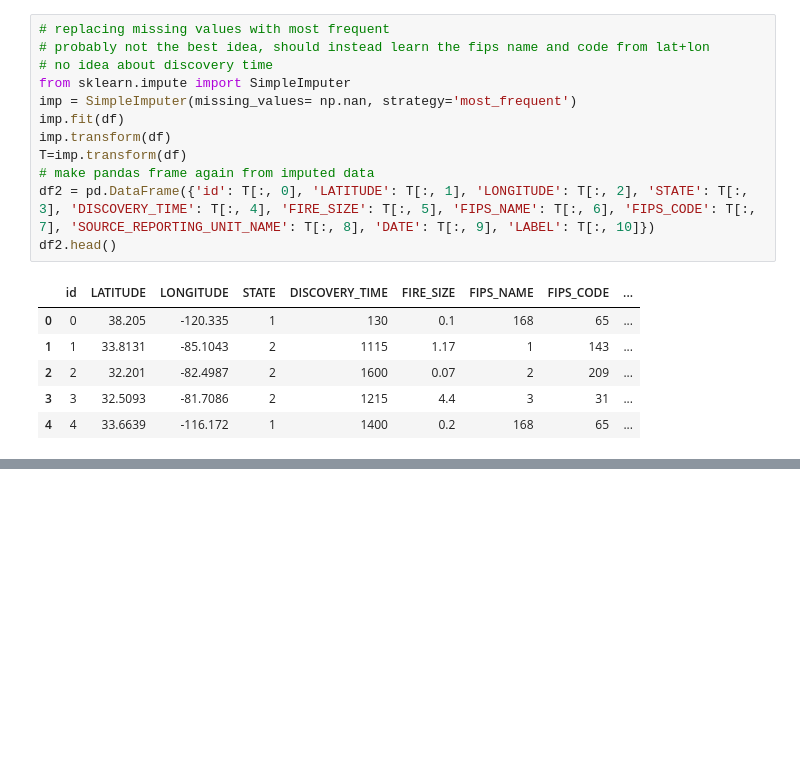
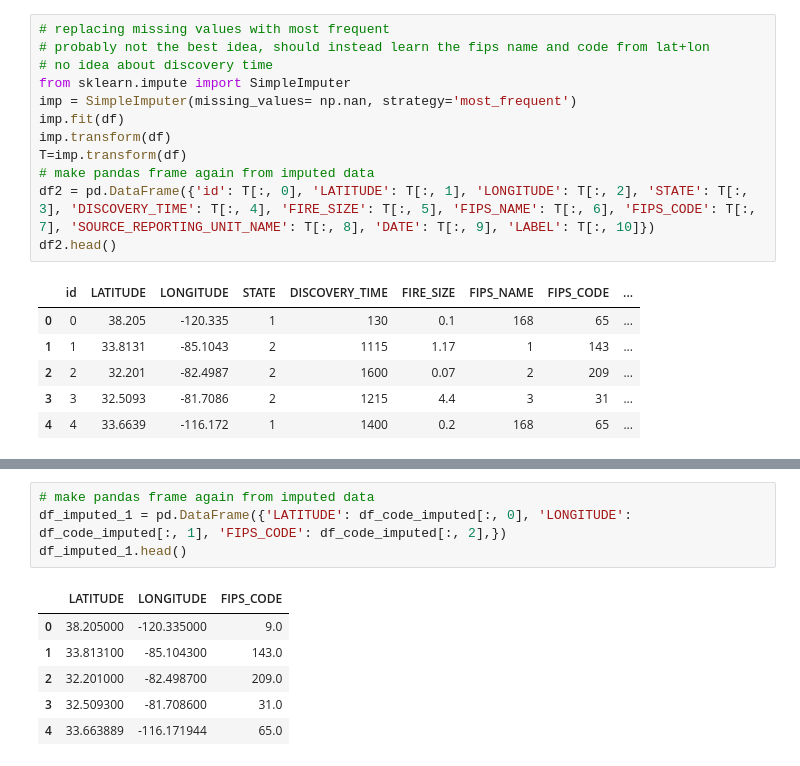
Before and after one commit to treyra/CS155_miniproject2, a Jupyter notebook: Data_Imputation.ipynb, the cells around one changed output, grey strips where cells are left out. Drawn from its saved outputs; the diff is of its cells as text; blank space fills up the shorter version.

```diff
--- a/Data_Imputation.ipynb
+++ b/Data_Imputation.ipynb
@@ -105,0 +123,11 @@ TypeError: ignored
+# %%
+# make pandas frame again from imputed data
+df_imputed_1 = pd.DataFrame({'LATITUDE': df_code_imputed[:, 0], 'LONGITUDE': df_code_imputed[:, 1], 'FIPS_CODE': df_code_imputed[:, 2],})
+df_imputed_1.head()
+# %% [output]
+|  | LATITUDE | LONGITUDE | FIPS_CODE |
+| 0 | 38.205000 | -120.335000 | 9.0 |
+| 1 | 33.813100 | -85.104300 | 143.0 |
+| 2 | 32.201000 | -82.498700 | 209.0 |
+| 3 | 32.509300 | -81.708600 | 31.0 |
+| 4 | 33.663889 | -116.171944 | 65.0 |
```
Also changed, not shown: parts of 11 cells of this notebook.
